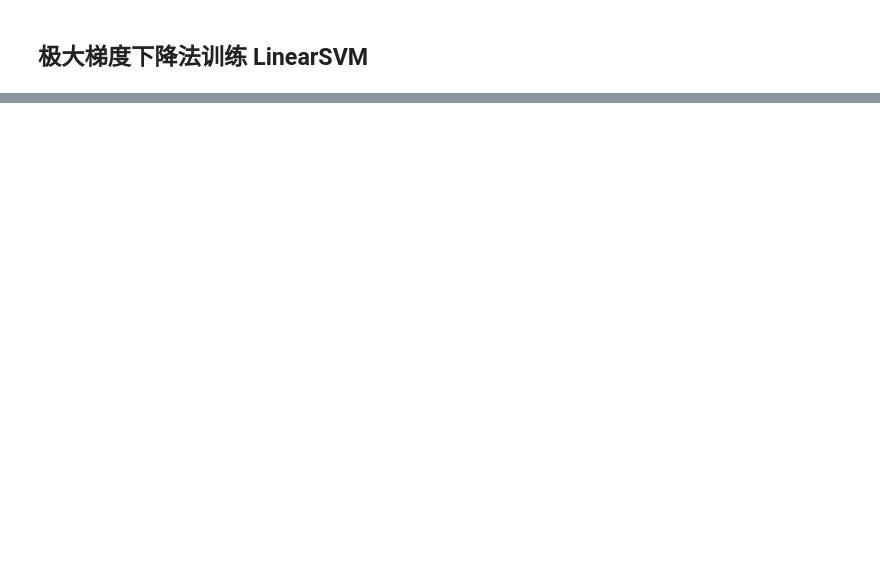
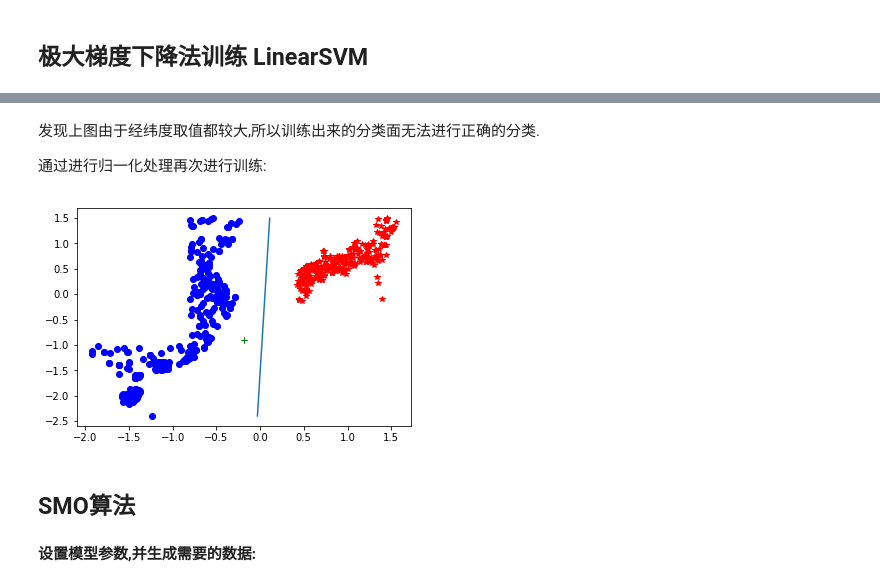
Before and after one commit to TobyYoung0412/PatternRecognition_Homework, a Jupyter notebook: SVM.ipynb, the cells around one changed output, grey strips where cells are left out. Cells and saved outputs as stored; diff of their text form; code cells hidden in the pictures; blank space fills up the shorter version.

```diff
--- a/SVM.ipynb
+++ b/SVM.ipynb
@@ -120,0 +106,19 @@ plt.show()
+# %% [markdown]
+发现上图由于经纬度取值都较大,所以训练出来的分类面无法进行正确的分类.
+
+通过进行归一化处理再次进行训练:
+# %%
+# 进行归一化处理
+x -= x.mean(axis=0)
+x /= x.std(axis=0)
+# Top 1 梯度下降法即为极大梯度下降法
+top_1_svm = LinearSVM()
+top_1_svm.fit(x[1:], y[1:])
+top_1_svm.genPlt(x,y,plt)
+
+plt.plot(x[0][0], x[0][1],'g+')
+plt.show()
+# %% [output]
+[figure, added]
+# %% [markdown]
+## SMO算法
@@ -120,0 +369,2 @@ plt.show()
+# %% [markdown]
+**设置模型参数,并生成需要的数据:**
```
Also changed, not shown: parts of 23 cells of this notebook, 13 other files.
